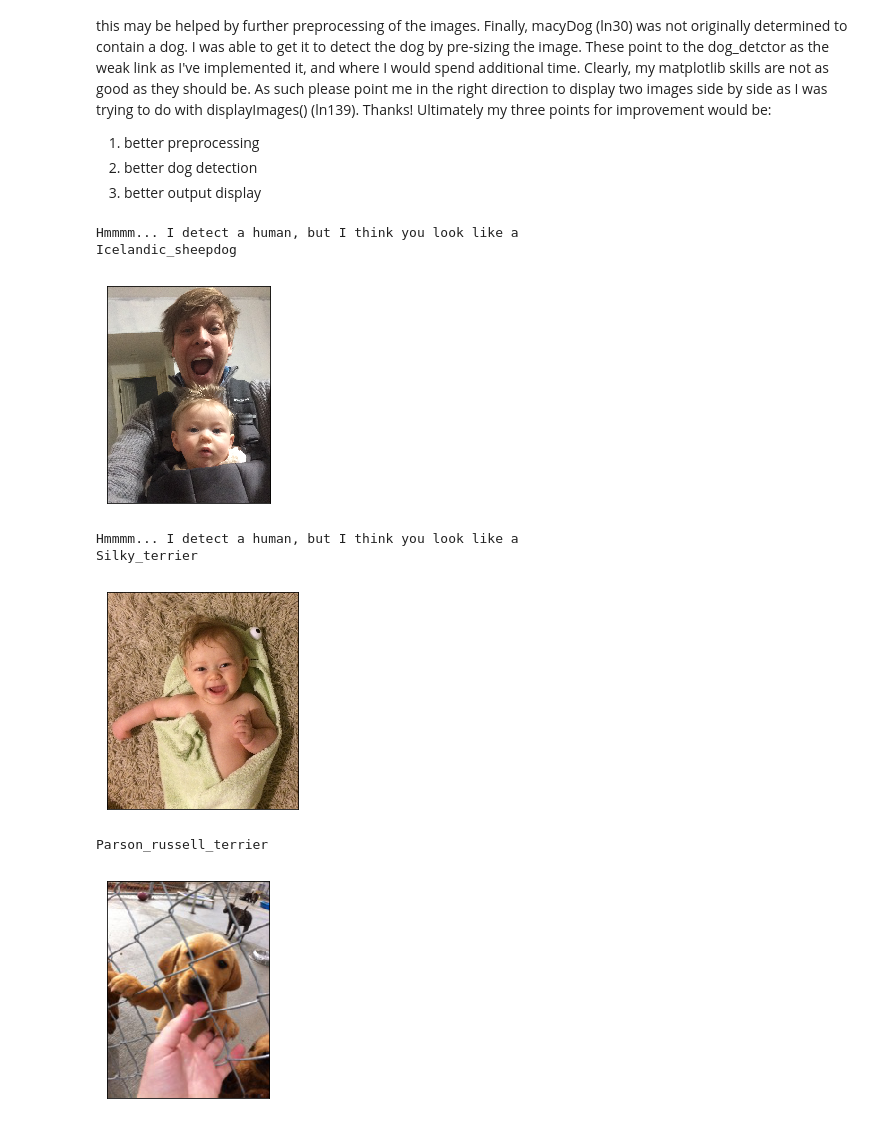
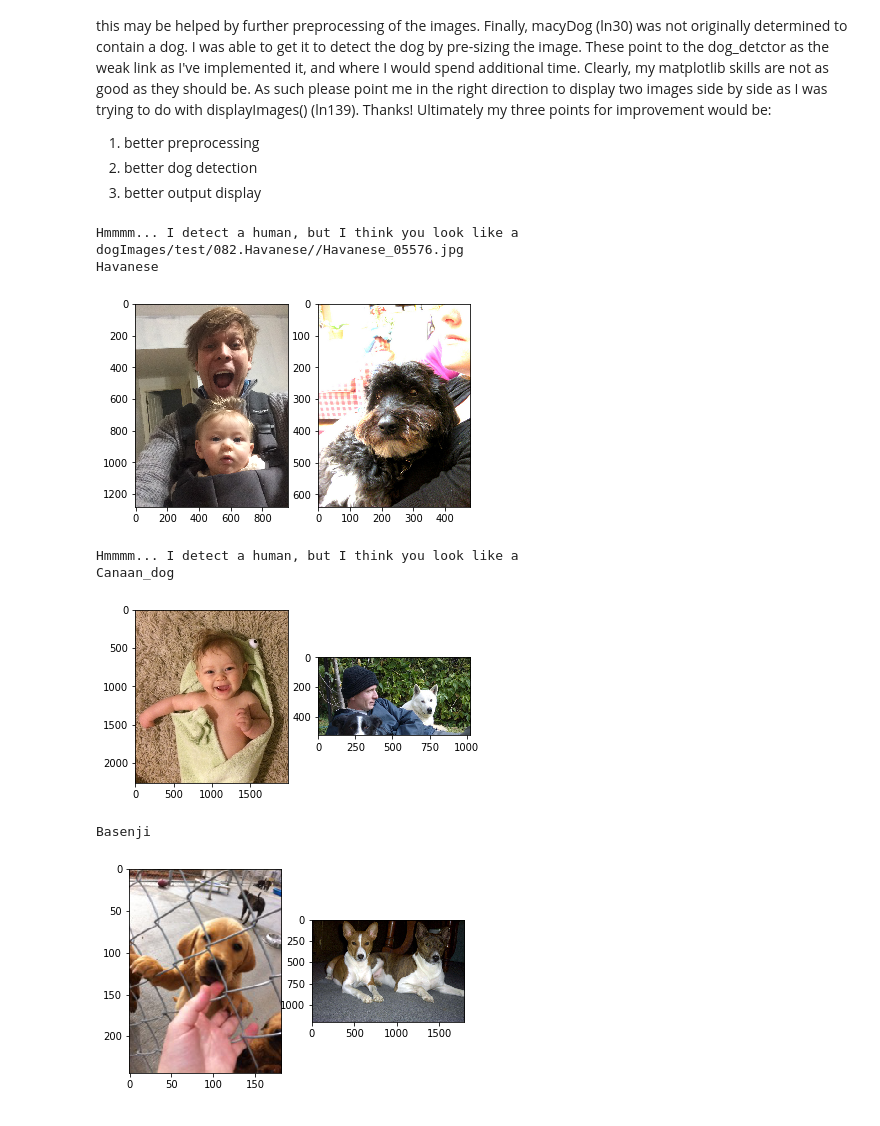
Before and after one commit to eric220/Dog_Project, a Jupyter notebook: dog_app.ipynb, the cells around one changed output. Saved outputs shown, nothing was run; the diff lists cells and outputs as text; code cells hidden in the pictures.

Commit message:
add comparison image (display_images, display_dogs)

```diff
--- a/dog_app.ipynb
+++ b/dog_app.ipynb
@@ -768,10 +739,10 @@ Some sample output for our algorithm is provided below, but feel free to design
 # %%
 def determineBreed(path):
     if dog_detector(path):
-        return Inception_predict_breed(path)
+        #displayImage(path)
+        displayDogs(path)
     elif face_detector(path):
-        print("Hmmmm... I detect a human, but I think you look like a")
-        return Inception_predict_breed(path)
+        displayImages(path)
     else:
         print("error")
 # %%
@@ -825,20 +838,21 @@ Ultimately my three points for improvement would be:
 ## at least 6 images on your computer.
 ## Feel free to use as many code cells as needed.
 # %%
-displayImage('test_images/bagoonMe.jpg')
+determineBreed('test_images/bagoonMe.jpg')
 # %% [output]
 Hmmmm... I detect a human, but I think you look like a
-Icelandic_sheepdog
+dogImages/test/082.Havanese//Havanese_05576.jpg
+Havanese
-[figure, old version]
+[figure, new version]
 # %%
-displayImage('test_images/bagoo.jpg')
+determineBreed('test_images/bagoo.jpg')
 # %% [output]
 Hmmmm... I detect a human, but I think you look like a
-Silky_terrier
+Canaan_dog
-[figure, old version]
+[figure, new version]
 # %%
-displayImage('test_images/macyDog.jpg')
+determineBreed('test_images/macyDog.jpg')
 # %% [output]
-Parson_russell_terrier
+Basenji
-[figure, old version]
+[figure, new version]
 # %%
```
Also changed, not shown: parts of 28 cells of this notebook.
